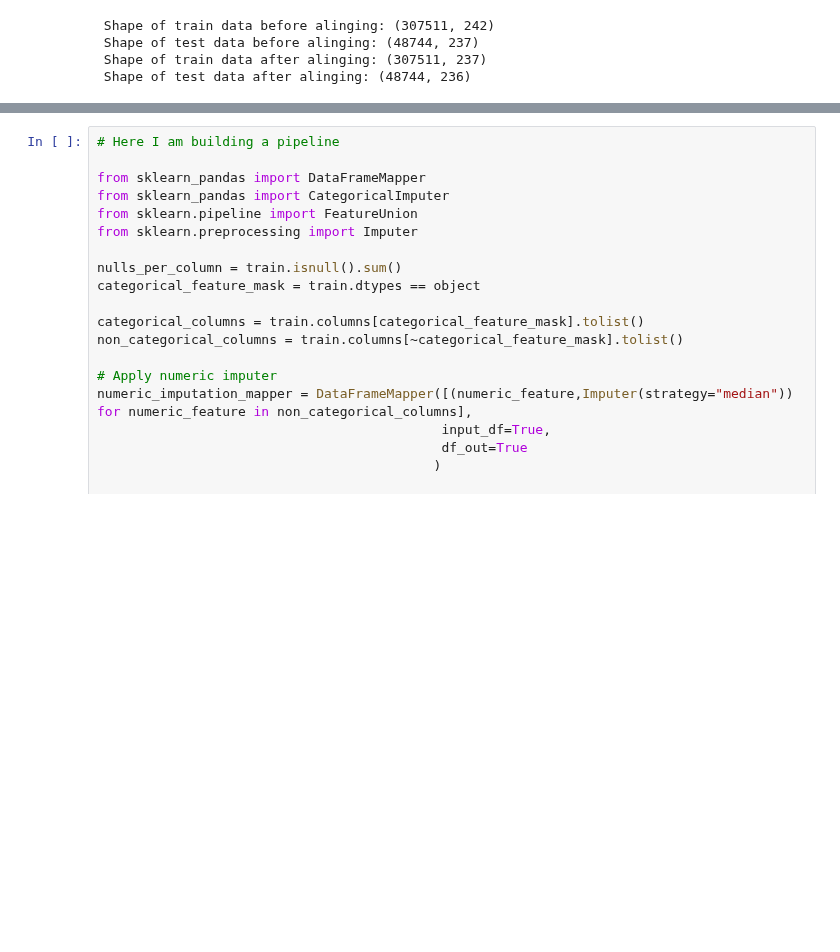
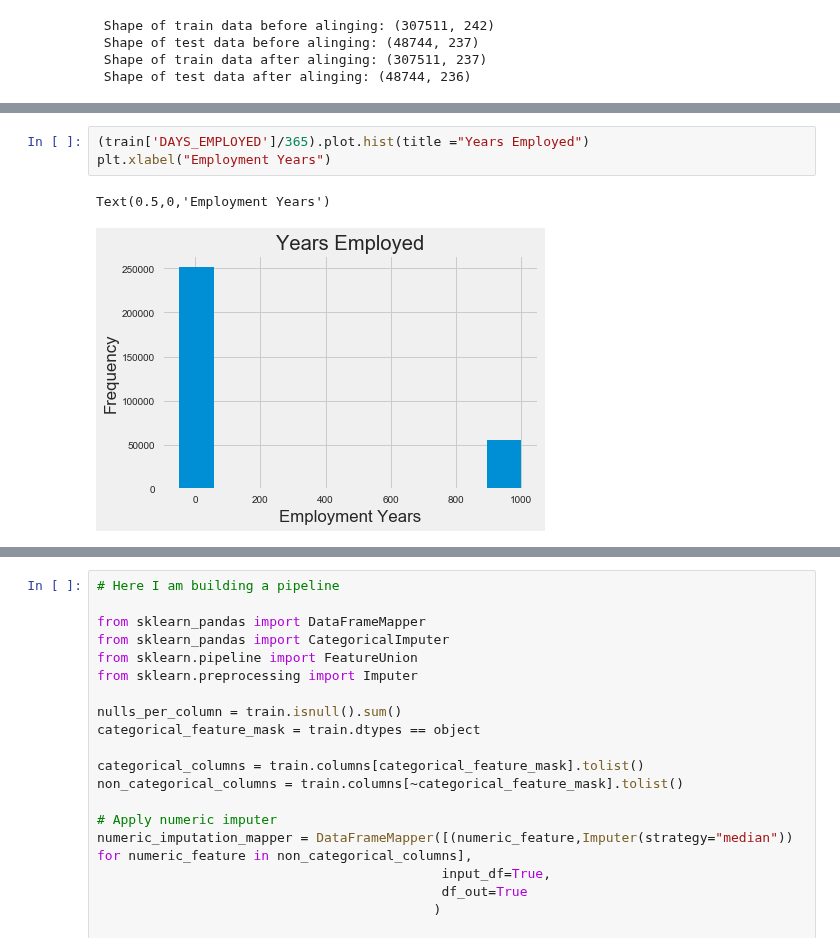
Before and after one commit to zahid1202/Credit_Default_Risk, a Jupyter notebook: CreditCardFraud.ipynb, the cells around one changed output, grey strips where cells are left out. Drawn from its saved outputs; the diff is of its cells as text; blank space fills up the shorter version.

```diff
--- a/CreditCardFraud.ipynb
+++ b/CreditCardFraud.ipynb
@@ -317,0 +323,6 @@ train, test = align(train, test)
+# %%
+(train['DAYS_EMPLOYED']/365).plot.hist(title ="Years Employed")
+plt.xlabel("Employment Years")
+# %% [output]
+Text(0.5,0,'Employment Years')
+[figure, added]
```
Also changed, not shown: parts of 15 cells of this notebook.
